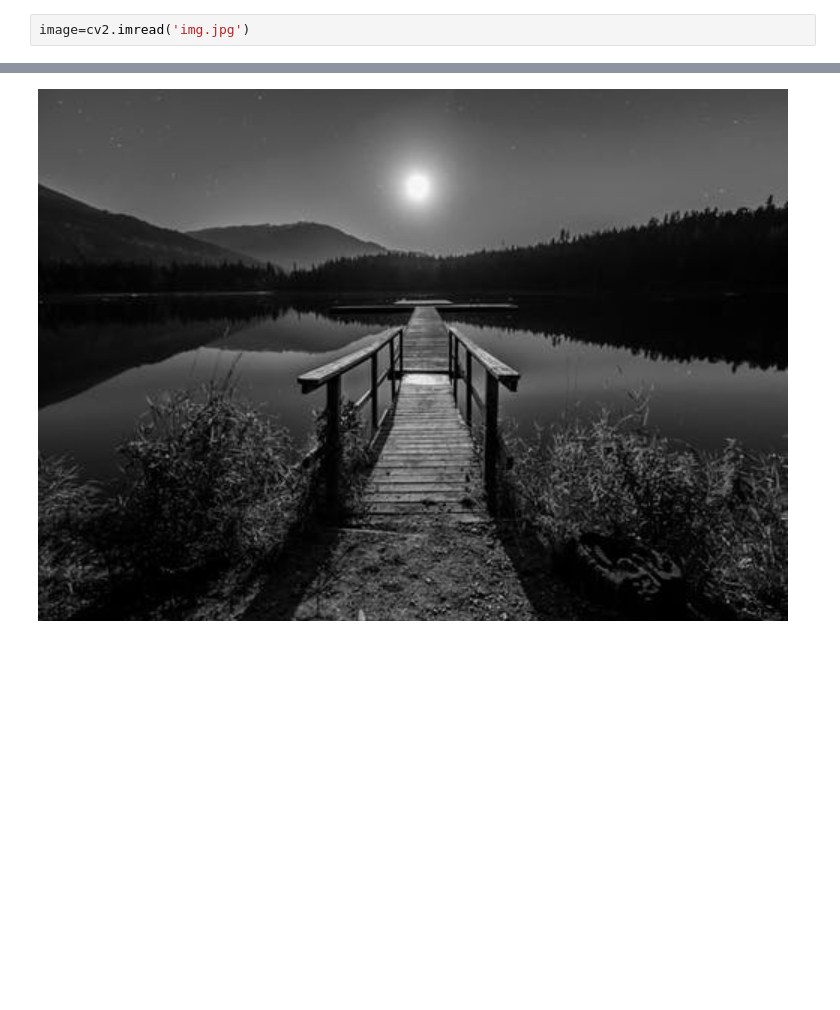
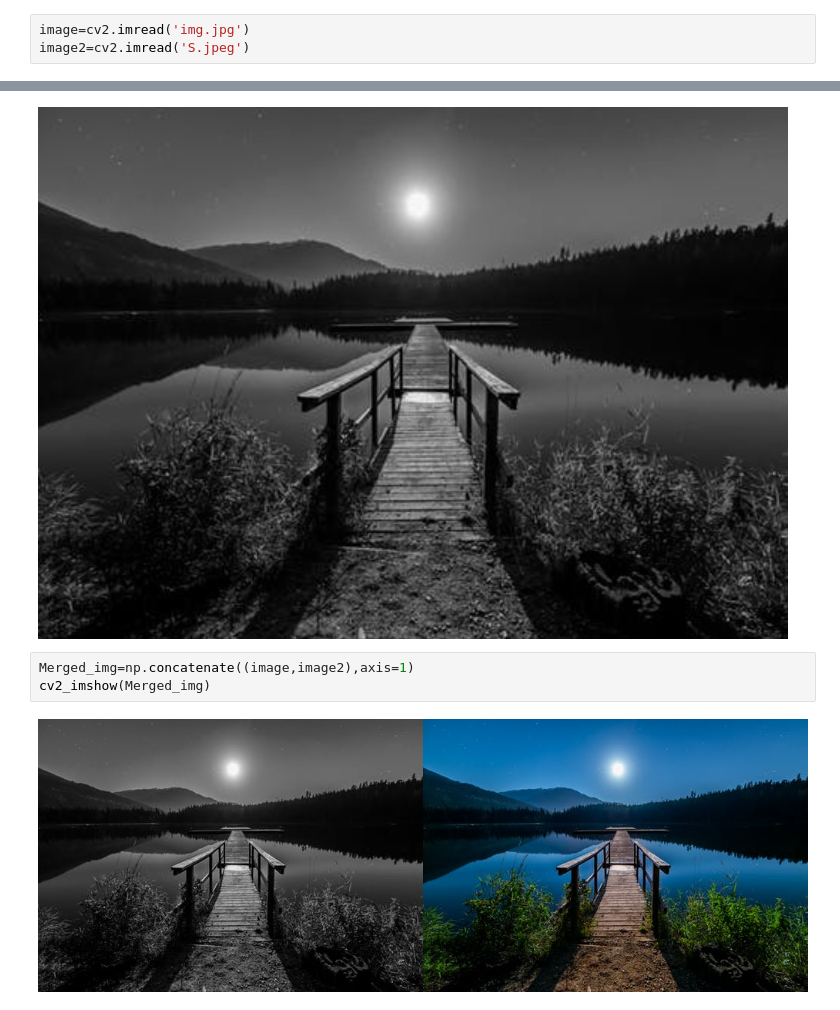
Before and after one commit to tarunsharma1999/SummertrainingML, a Jupyter notebook: task/cv_task2.ipynb, the cells around one changed output, grey strips where cells are left out. Saved outputs shown, nothing was run; the diff lists cells and outputs as text; blank space fills up the shorter version.

```diff
--- a/task/cv_task2.ipynb
+++ b/task/cv_task2.ipynb
@@ -5,6 +6,7 @@ import cv2
 from google.colab.patches import cv2_imshow
 # %%
 image=cv2.imread('img.jpg')
+image2=cv2.imread('S.jpeg')
 # %%
 Zoomedimg=cv2.resize(image,None,fx=1.5,fy=1.5)
 # %%
@@ -13,3 +15,8 @@ cv2_imshow(Zoomedimg)
 # %% [output]
 [figure]
 [figure]
+# %%
+Merged_img=np.concatenate((image,image2),axis=1)
+cv2_imshow(Merged_img)
+# %% [output]
+[figure, added]
```
Also changed, not shown: parts of 1 cell of this notebook.
